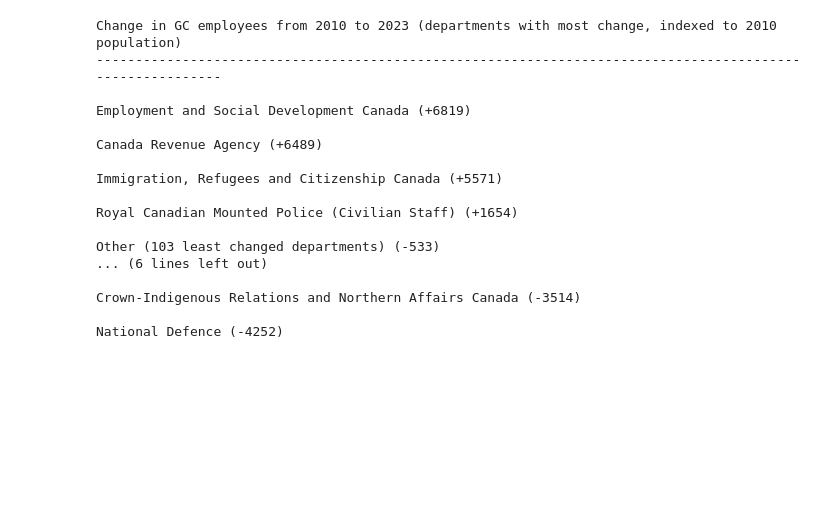
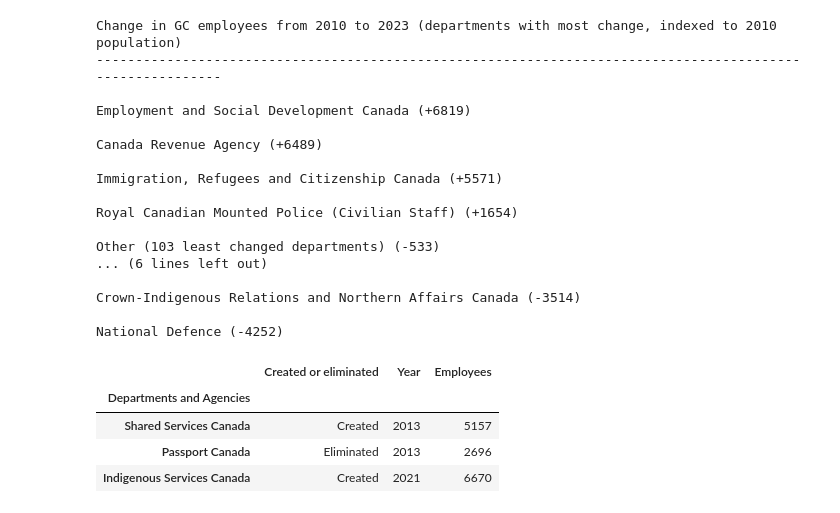
Before and after one commit to juleskuehn/public-service-headcount, a Jupyter notebook: public-service-headcount.ipynb, the cells around one changed output. Drawn from its saved outputs; the diff is of its cells as text; code cells hidden in the pictures; blank space fills up the shorter version.

```diff
--- a/public-service-headcount.ipynb
+++ b/public-service-headcount.ipynb
@@ -1039,3 +1039,52 @@ Other (103 least changed departments) (-533)
 Crown-Indigenous Relations and Northern Affairs Canada (-3514)
 
 National Defence (-4252)
+# %%
+"""New departments since 2010 / departments that have been eliminated since 2010"""
+
+df = dfs["dept"]
+
+# New departments will not have a row for 2010, but will have a row for one of the other years
+all_depts = df["Departments and Agencies"].unique().tolist()
+depts_2010 = df[df["Year"] == 2010]["Departments and Agencies"].unique().tolist()
+new_depts = [dept for dept in all_depts if dept not in depts_2010]
+
+# Find the minimum year for each new department
+df_new = df[df["Departments and Agencies"].isin(new_depts)]
+df_new = df_new.groupby(["Departments and Agencies"]).min().reset_index()
+df_new = df_new.sort_values(by=["Year"], ascending=True)
+
+"""Departments that have been eliminated since 2010"""
+df = dfs["dept"]
+
+# Eliminated departments will not have a row for 2023, but will have a row for one of the other years
+all_depts = df["Departments and Agencies"].unique().tolist()
+depts_2023 = df[df["Year"] == 2023]["Departments and Agencies"].unique().tolist()
+eliminated_depts = [dept for dept in all_depts if dept not in depts_2023]
+
+# Find the maximum year for each eliminated department
+df_eliminated = df[df["Departments and Agencies"].isin(eliminated_depts)]
+df_eliminated = df_eliminated.groupby(["Departments and Agencies"]).max().reset_index()
+df_eliminated = df_eliminated.sort_values(by=["Year"], ascending=True)
+
+# Departments that appear in both new and eliminated should be removed from both
+# Find the intersection of new and eliminated
+both = [dept for dept in new_depts if dept in eliminated_depts]
+
+# Remove the intersection from new and eliminated
+df_new = df_new[~df_new["Departments and Agencies"].isin(both)]
+df_eliminated = df_eliminated[~df_eliminated["Departments and Agencies"].isin(both)]
+
+df_new["Created or eliminated"] = "Created"
+df_eliminated["Created or eliminated"] = "Eliminated"
+
+added_or_removed = pd.concat([df_new, df_eliminated]).drop(columns=["Universe"])[
+    ["Departments and Agencies", "Year", "Created or eliminated", "Employees"]
+].sort_values(by=["Year", "Created or eliminated"], ascending=True)
+added_or_removed.query("Employees >= 500").set_index("Departments and Agencies")[["Created or eliminated", "Year", "Employees"]]
+# %% [output]
+|  | Created or eliminated | Year | Employees |
+| Departments and Agencies |  |  |  |
+| Shared Services Canada | Created | 2013 | 5157 |
+| Passport Canada | Eliminated | 2013 | 2696 |
+| Indigenous Services Canada | Created | 2021 | 6670 |
```
Also changed, not shown: parts of 2 cells of this notebook, 1 other file.
